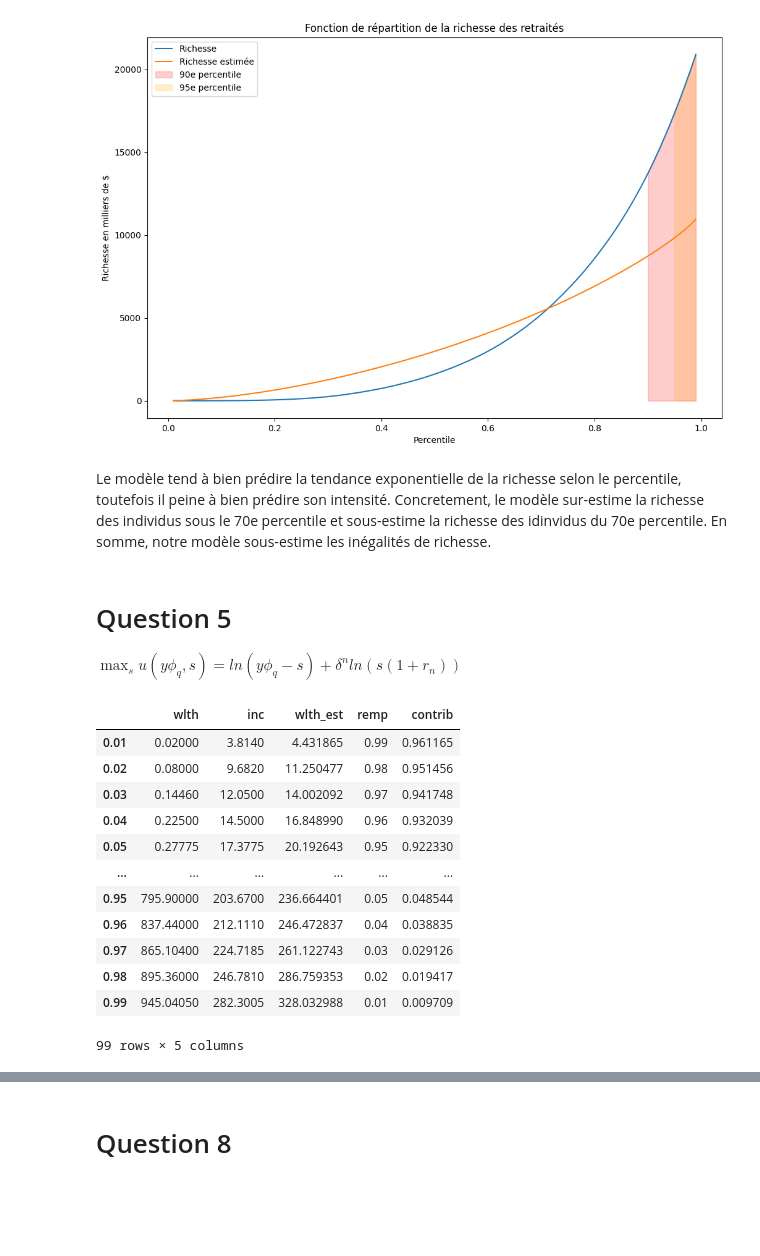
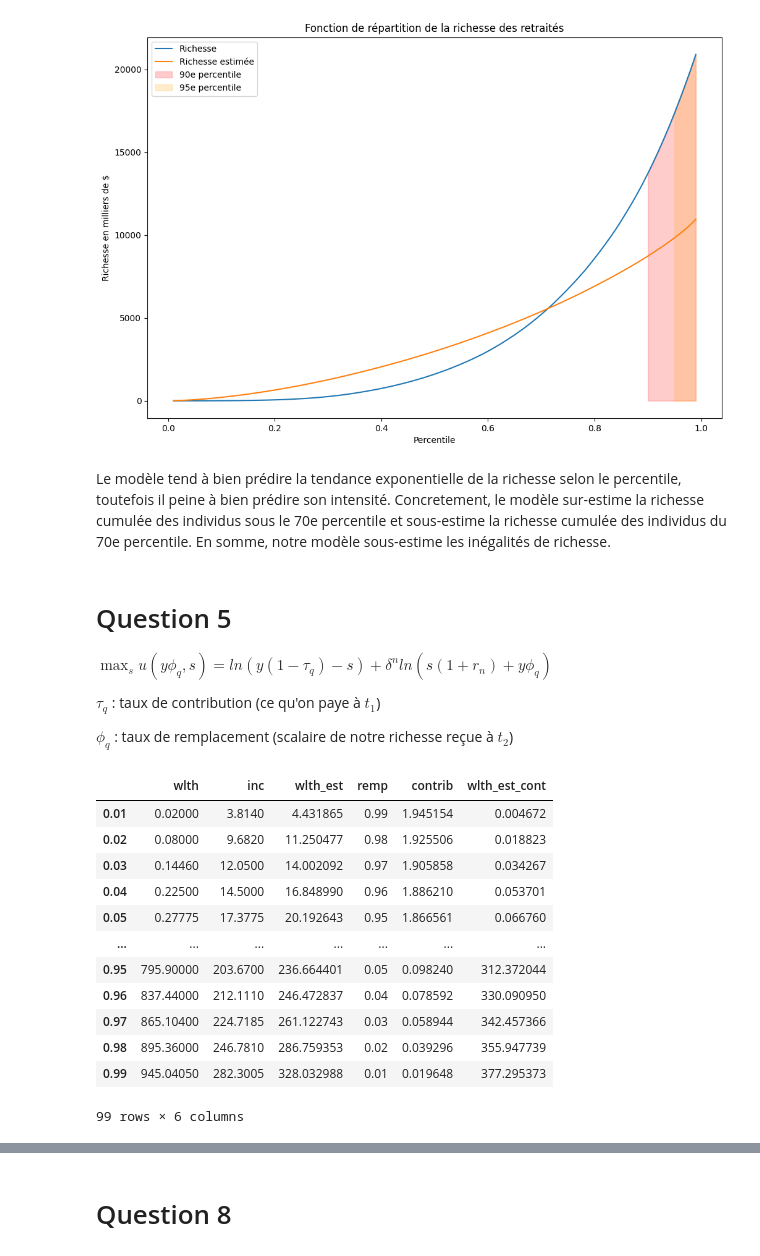
Before and after one commit to felixpoirier1/Devoir2, a Jupyter notebook: devoir.ipynb, the cells around one changed output, grey strips where cells are left out. Drawn from its saved outputs; the diff is of its cells as text; code cells hidden in the pictures; blank space fills up the shorter version.

```diff
--- a/devoir.ipynb
+++ b/devoir.ipynb
@@ -122,29 +132,33 @@ plt.show()
 # %% [output]
 [figure]
 # %% [markdown]
-Le modèle tend à bien prédire la tendance exponentielle de la richesse selon le percentile, toutefois il peine à bien prédire son intensité. Concretement, le modèle sur-estime la richesse des individus sous le 70e percentile et sous-estime la richesse des idinvidus du 70e percentile. En somme, notre modèle sous-estime les inégalités de richesse.
+Le modèle tend à bien prédire la tendance exponentielle de la richesse selon le percentile, toutefois il peine à bien prédire son intensité. Concretement, le modèle sur-estime la richesse cumulée des individus sous le 70e percentile et sous-estime la richesse cumulée des individus du 70e percentile. En somme, notre modèle sous-estime les inégalités de richesse.
 # %% [markdown]
 # Question 5
 
-$\max_{s} u(y \phi_q,s) = ln(y \phi_q-s) + \delta^{n} ln(s(1+r_n))$
+$\max_{s} u(y \phi_q,s) = ln(y(1-\tau_q)-s) + \delta^{n} ln(s(1+r_n) + y \phi_q)$
+
+$\tau_q$ : taux de contribution (ce qu'on paye à $t_1$)
+
+$\phi_q$ : taux de remplacement (scalaire de notre richesse reçue à $t_2$)
 # %%
-df['remp'] = 1 - df.index
-df['contrib'] = df['remp'] / (1+0.03)
+df['remp'] = 1- df.index
+df['contrib'] = df['remp'] / (1-0.4910427530490276)
 df
 # %% [output]
-|  | wlth | inc | wlth_est | remp | contrib |
-| 0.01 | 0.02000 | 3.8140 | 4.431865 | 0.99 | 0.961165 |
-| 0.02 | 0.08000 | 9.6820 | 11.250477 | 0.98 | 0.951456 |
-| 0.03 | 0.14460 | 12.0500 | 14.002092 | 0.97 | 0.941748 |
-| 0.04 | 0.22500 | 14.5000 | 16.848990 | 0.96 | 0.932039 |
-| 0.05 | 0.27775 | 17.3775 | 20.192643 | 0.95 | 0.922330 |
-| ... | ... | ... | ... | ... | ... |
-| 0.95 | 795.90000 | 203.6700 | 236.664401 | 0.05 | 0.048544 |
-| 0.96 | 837.44000 | 212.1110 | 246.472837 | 0.04 | 0.038835 |
-| 0.97 | 865.10400 | 224.7185 | 261.122743 | 0.03 | 0.029126 |
-| 0.98 | 895.36000 | 246.7810 | 286.759353 | 0.02 | 0.019417 |
-| 0.99 | 945.04050 | 282.3005 | 328.032988 | 0.01 | 0.009709 |
+|  | wlth | inc | wlth_est | remp | contrib | wlth_est_cont |
+| 0.01 | 0.02000 | 3.8140 | 4.431865 | 0.99 | 1.945154 | 0.004672 |
+| 0.02 | 0.08000 | 9.6820 | 11.250477 | 0.98 | 1.925506 | 0.018823 |
+| 0.03 | 0.14460 | 12.0500 | 14.002092 | 0.97 | 1.905858 | 0.034267 |
+| 0.04 | 0.22500 | 14.5000 | 16.848990 | 0.96 | 1.886210 | 0.053701 |
+| 0.05 | 0.27775 | 17.3775 | 20.192643 | 0.95 | 1.866561 | 0.066760 |
+| ... | ... | ... | ... | ... | ... | ... |
+| 0.95 | 795.90000 | 203.6700 | 236.664401 | 0.05 | 0.098240 | 312.372044 |
+| 0.96 | 837.44000 | 212.1110 | 246.472837 | 0.04 | 0.078592 | 330.090950 |
+| 0.97 | 865.10400 | 224.7185 | 261.122743 | 0.03 | 0.058944 | 342.457366 |
+| 0.98 | 895.36000 | 246.7810 | 286.759353 | 0.02 | 0.039296 | 355.947739 |
+| 0.99 | 945.04050 | 282.3005 | 328.032988 | 0.01 | 0.019648 | 377.295373 |
-99 rows × 5 columns
+99 rows × 6 columns
 # %%
 def w_contrib(y, discount, periods, ear, remp, contrib):
     per_rate = (1+ear)**(periods) - 1
```
Also changed, not shown: parts of 9 cells of this notebook, 1 other file.
